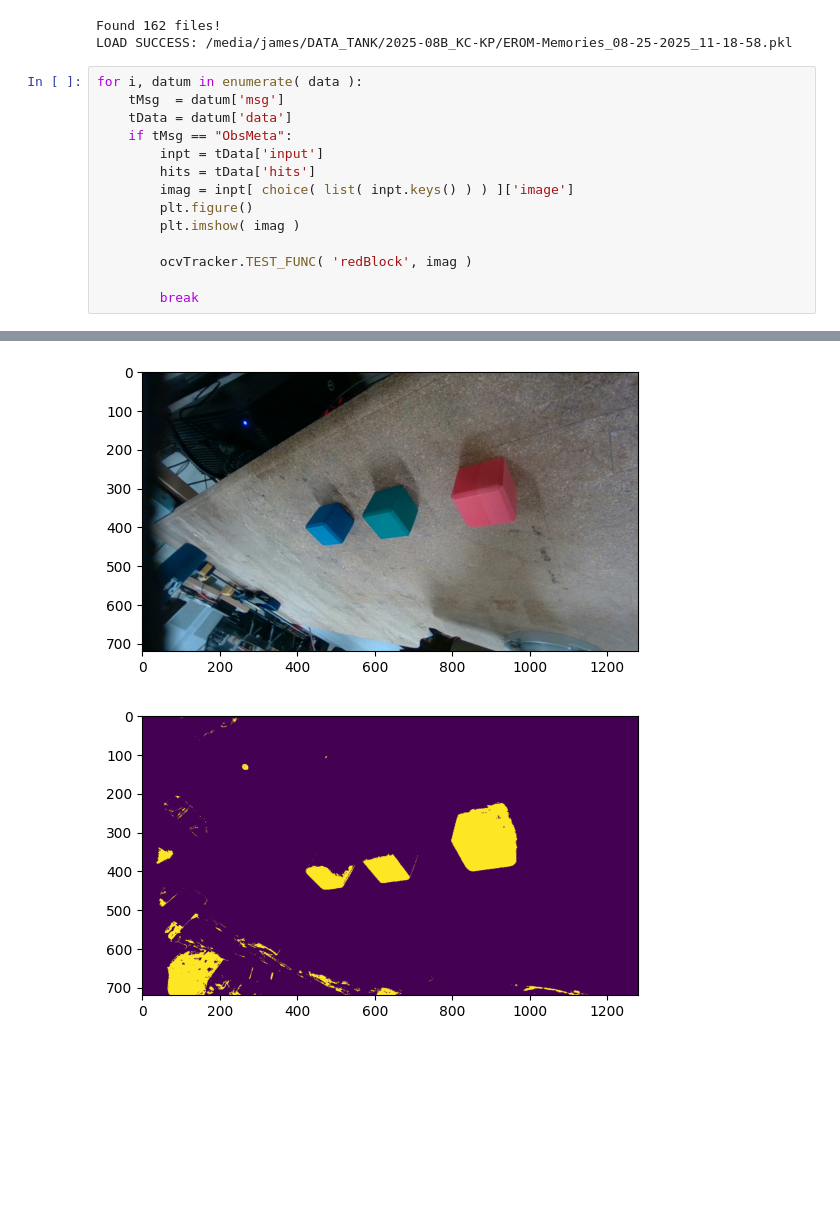
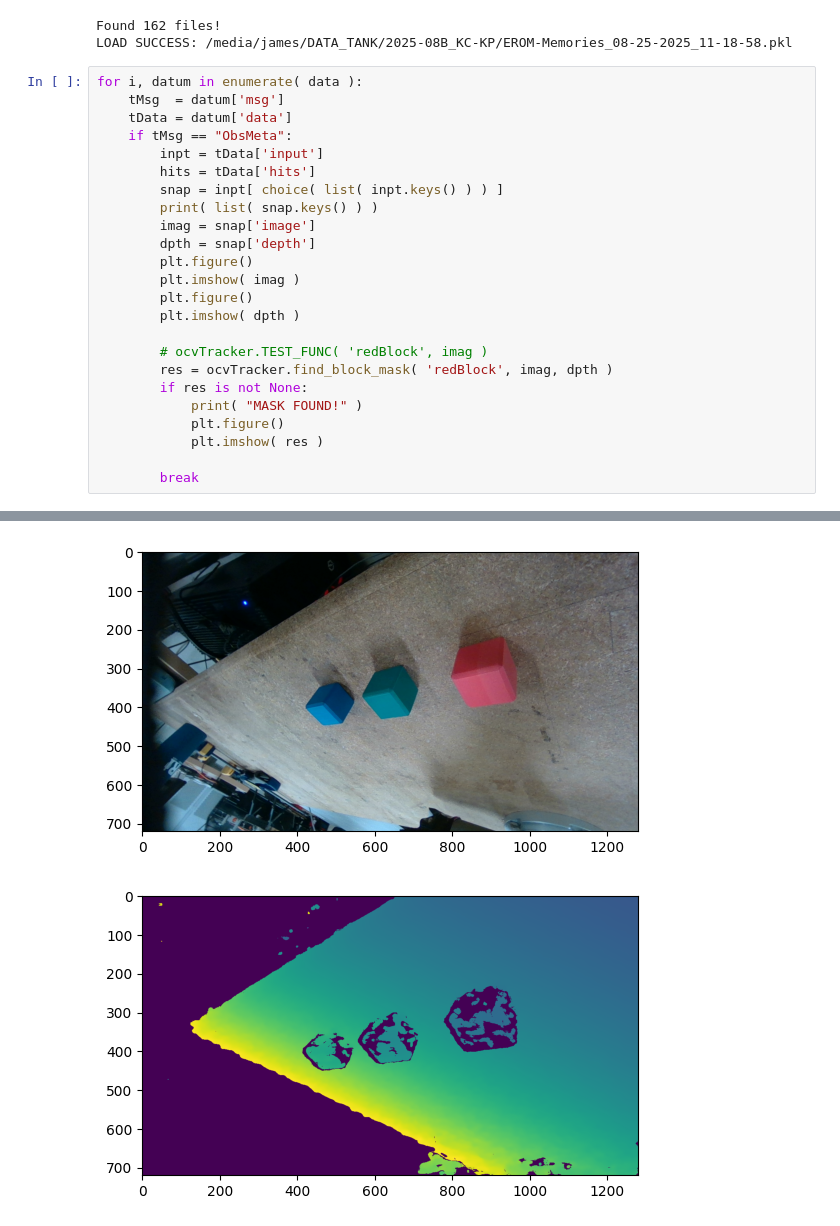
Before and after one commit to correlllab/EROM, a Jupyter notebook: zo_TS_Segmentation.ipynb, the cells around one changed output, grey strips where cells are left out. Saved outputs shown, nothing was run; the diff lists cells and outputs as text; blank space fills up the shorter version.

```diff
--- a/zo_TS_Segmentation.ipynb
+++ b/zo_TS_Segmentation.ipynb
@@ -108,11 +108,21 @@ for i, datum in enumerate( data ):
     if tMsg == "ObsMeta":
         inpt = tData['input']
         hits = tData['hits']
-        imag = inpt[ choice( list( inpt.keys() ) ) ]['image']
+        snap = inpt[ choice( list( inpt.keys() ) ) ]
+        print( list( snap.keys() ) )
+        imag = snap['image']
+        dpth = snap['depth']
         plt.figure()
         plt.imshow( imag )
+        plt.figure()
+        plt.imshow( dpth )
 
-        ocvTracker.TEST_FUNC( 'redBlock', imag )
+        # ocvTracker.TEST_FUNC( 'redBlock', imag )
+        res = ocvTracker.find_block_mask( 'redBlock', imag, dpth )
+        if res is not None:
+            print( "MASK FOUND!" )
+            plt.figure()
+            plt.imshow( res )
 
         break
 # %% [output]
@@ -123,2 +138,2 @@ There are 1 clusters
 [figure]
-[figure, old version]
+[figure, new version]
```
Also changed, not shown: parts of 1 cell of this notebook, 1 other file.
